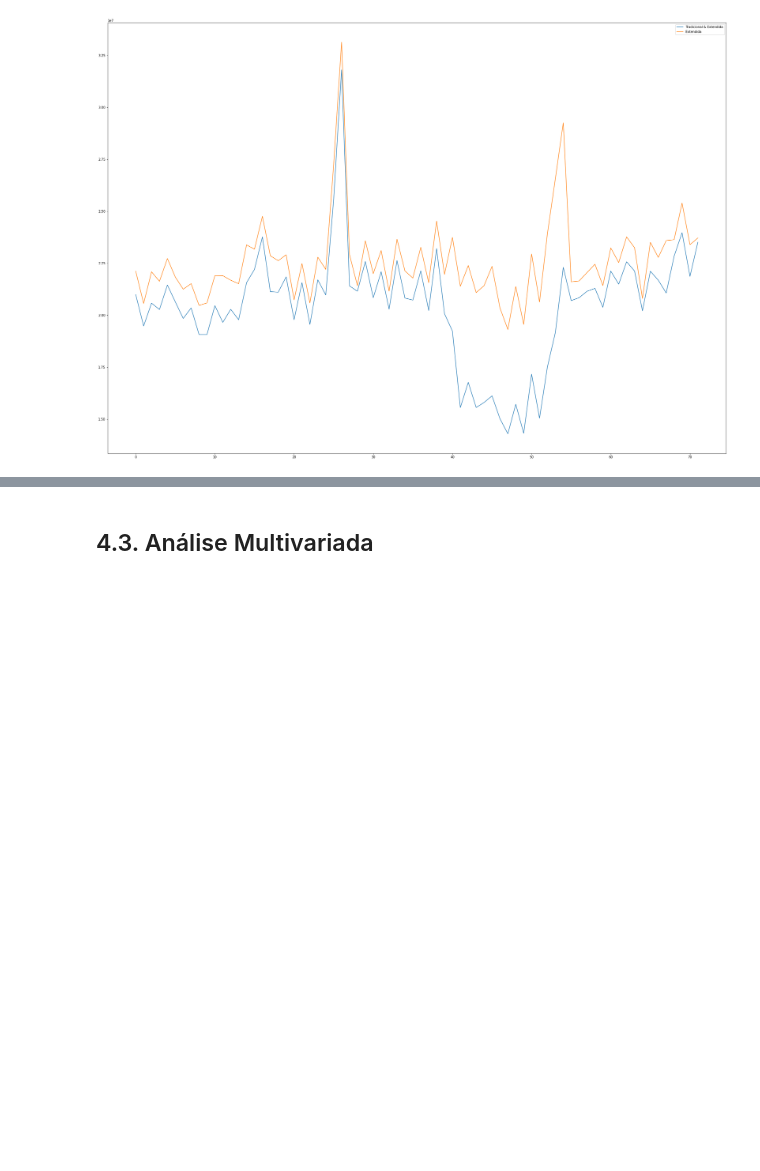
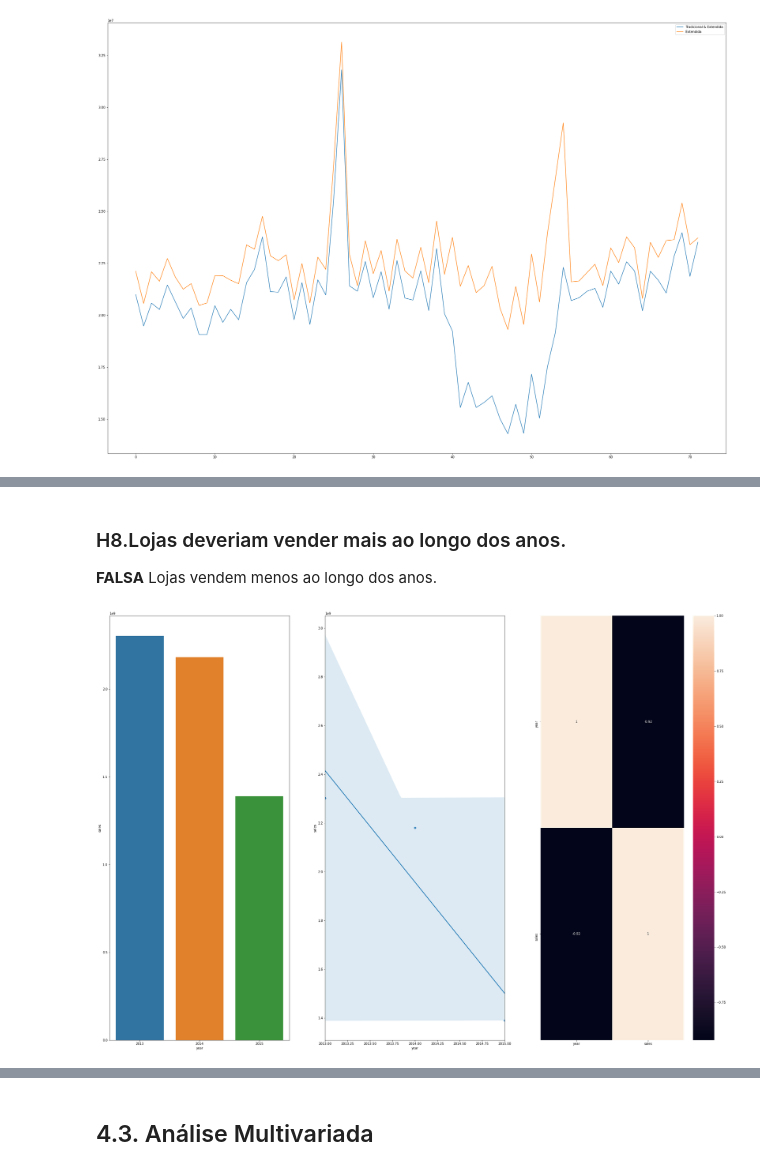
Before and after one commit to leonardonunciatelli/Predict_Sales, a Jupyter notebook: m04_v01_store_sales_prediction.ipynb, the cells around one changed output, grey strips where cells are left out. Cells and saved outputs as stored; diff of their text form; code cells hidden in the pictures; blank space fills up the shorter version.

```diff
--- a/m04_v01_store_sales_prediction.ipynb
+++ b/m04_v01_store_sales_prediction.ipynb
@@ -780,0 +796,17 @@ ax.legend( labels=['Tradicional & Extendida', 'Extendida'] )
+# %% [markdown]
+### H8.Lojas deveriam vender mais ao longo dos anos.
+**FALSA** Lojas vendem menos ao longo dos anos.
+# %%
+# Como não temos o restante do ano de 2015 no dataset, devemos filtrar apenas até o periodo CHEIO disponível em cada ano para melhor comparação
+aux1 = df4[['year', 'sales']].groupby( 'year' ).sum().reset_index()
+
+plt.subplot( 1, 3, 1 )
+sns.barplot( x='year', y='sales', data=aux1);
+
+plt.subplot( 1, 3, 2 )
+sns.regplot( x='year', y='sales', data=aux1);
+
+plt.subplot( 1, 3, 3 )
+sns.heatmap( aux1.corr( method='pearson' ), annot=True );
+# %% [output]
+[figure, added]
```
Also changed, not shown: parts of 11 cells of this notebook.
